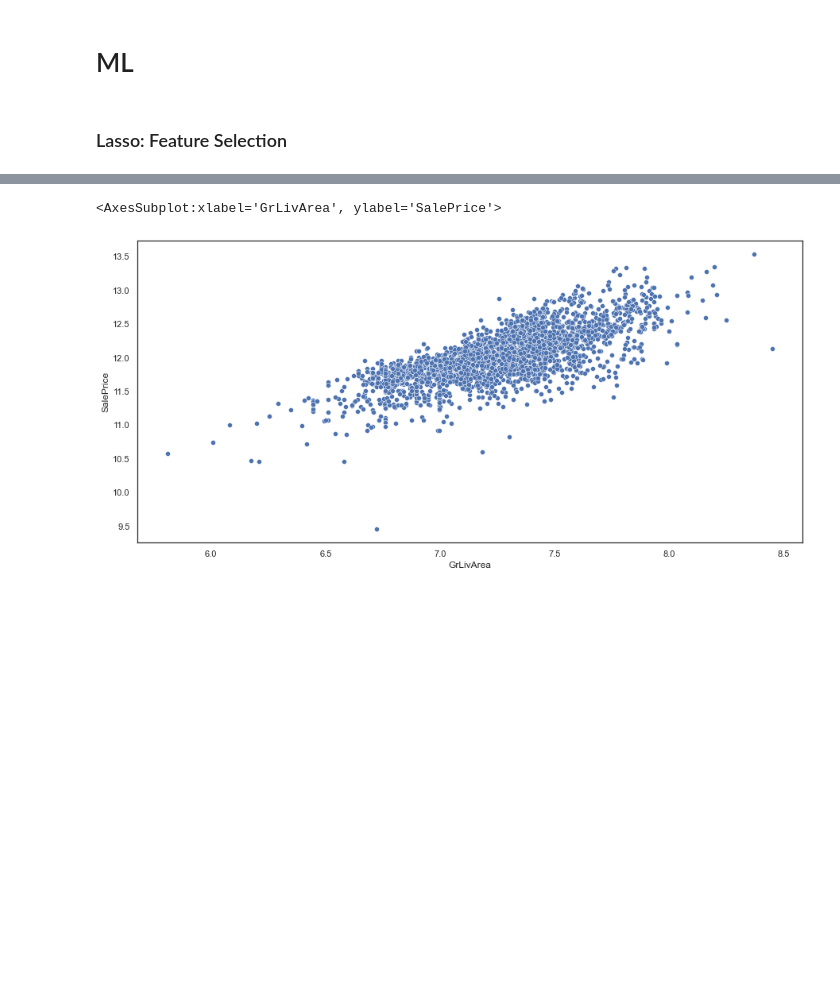
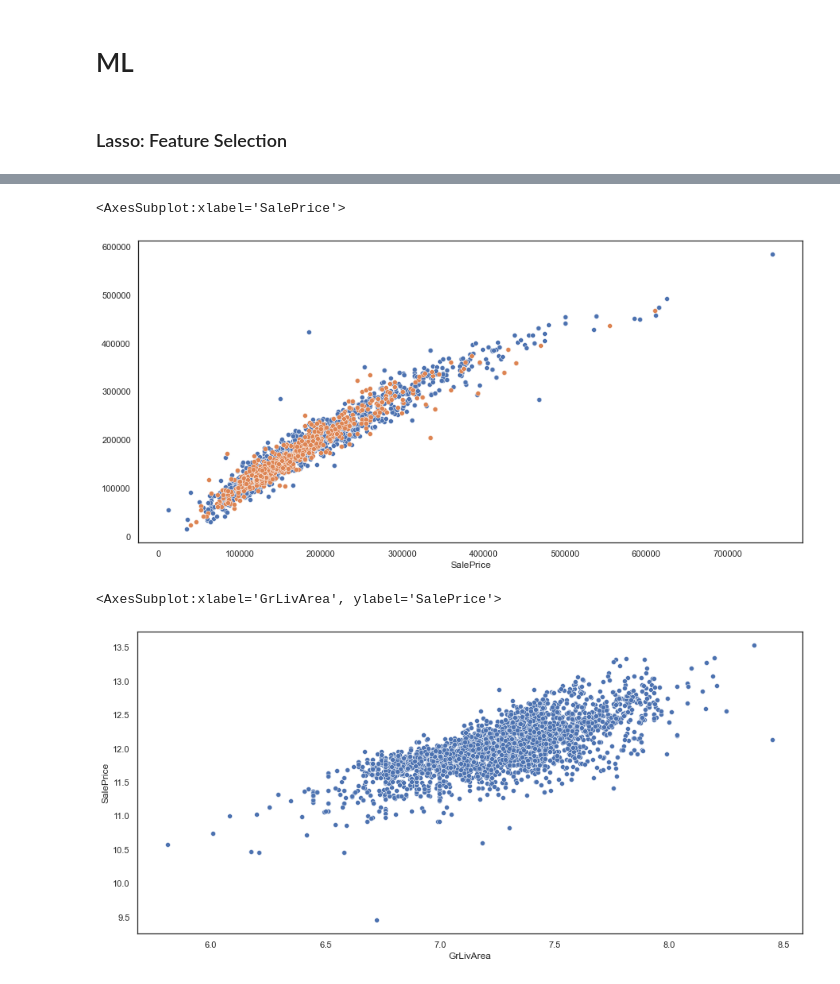
Before and after one commit to danielosetiawan/Ames_Housing_ML, a Jupyter notebook: Daniel - ML.ipynb, the cells around one changed output, grey strips where cells are left out. Drawn from its saved outputs; the diff is of its cells as text; code cells hidden in the pictures; blank space fills up the shorter version.

```diff
--- a/Daniel - ML.ipynb
+++ b/Daniel - ML.ipynb
@@ -21,8 +21,8 @@ lasso = Lasso(normalize=True)
 ridge = Ridge()
 enet = ElasticNet()
 # %%
-features = pd.read_csv('./data/features_dummified_221col.csv') # 2580 x 221
-features2 = pd.read_csv('./data/features_dummified_377col.csv') # 2558 x 377
+features = pd.read_csv('./data/features_dummified_219col.csv') # 2580 x 221
+target = pd.read_csv('./data/Ames_Housing_Price_Data.csv')['SalePrice']
 
-target = pd.read_csv('./data/Ames_Housing_Price_Data.csv')['SalePrice']
-target2 = pd.read_csv('./data/SalePrice_377col.csv')['SalePrice']
+features2 = pd.read_csv('./data/features_dummified_376col.csv') # 2558 x 377
+target2 = pd.read_csv('./data/target_376col.csv')['SalePrice']
@@ -32,21 +29,16 @@ DateSold = pd.to_datetime(features['YrSold'].astype(str) + '-' +
-# %%
-features['HomeAge'] = features['YrSold'] - features['YearBuilt']
-features['GarageAge'] = features['YrSold'] - features['GarageYrBlt']
-features['LastRemod'] = features['YrSold'] - features['YearRemodAdd']
-
-features = features.drop(['YrSold', 'YearBuilt', 'GarageYrBlt', 'YearRemodAdd'], axis=1)
 # %% [markdown]
 ### Lasso: Feature Selection
 # %%
 # grid search with lasso, 221 col
 X_train, X_test, Y_train, Y_test = train_test_split(features, target)
 
-paramDict = {'alpha': np.linspace(0.01, 20.1, 20)}
+paramDict = {'alpha': np.logspace(1e-5, 20, 20)}
 grid = GridSearchCV(lasso, param_grid=paramDict, cv=10, return_train_score = True)
 ans = grid.fit(X_test, Y_test)
 
 lasso = ans.best_estimator_
 lasso.fit(X_train, Y_train)
+
 coefs = {}
 
 for idx, coef in enumerate(lasso.coef_):
@@ -70,7 +62,7 @@ dict_keys(['LotShape', 'OverallQual', 'OverallCond', 'ExterQual', 'BsmtQual', 'B
 
 X_train, X_test, Y_train, Y_test = train_test_split(features2, target2)
 
-paramDict = {'alpha': np.linspace(0.01, 20.1, 20)}
+paramDict = {'alpha': np.logspace(1e-5, 20, 20)}
 grid = GridSearchCV(lasso, param_grid=paramDict, cv=10, return_train_score = True)
 ans = grid.fit(X_test, Y_test)
 
@@ -96,3 +109,9 @@ features =
+# %%
+sns.scatterplot(Y_train, lasso.predict(X_train))
+sns.scatterplot(Y_test, lasso.predict(X_test))
+# %% [output]
+<AxesSubplot:xlabel='SalePrice'>
+[figure, added]
 # %%
 sns.scatterplot(np.log(features['GrLivArea']), np.log(target))
 # %% [output]
```
Also changed, not shown: parts of 7 cells of this notebook, 1 other file.
